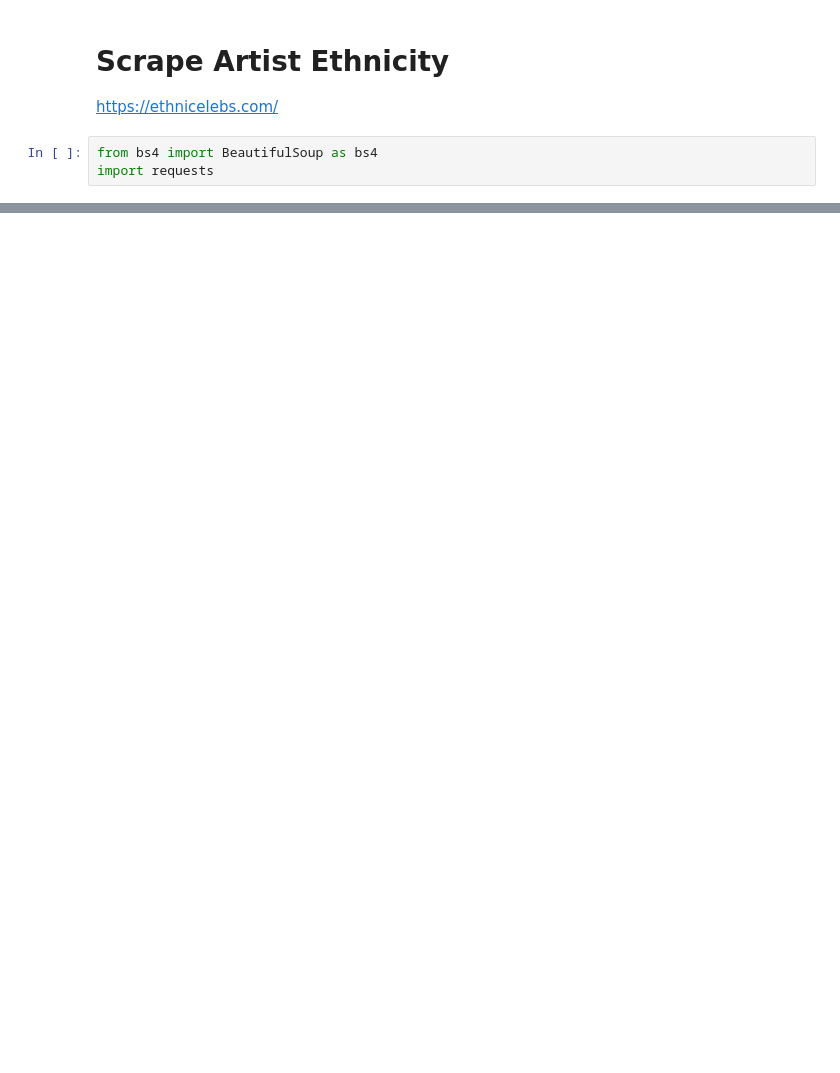
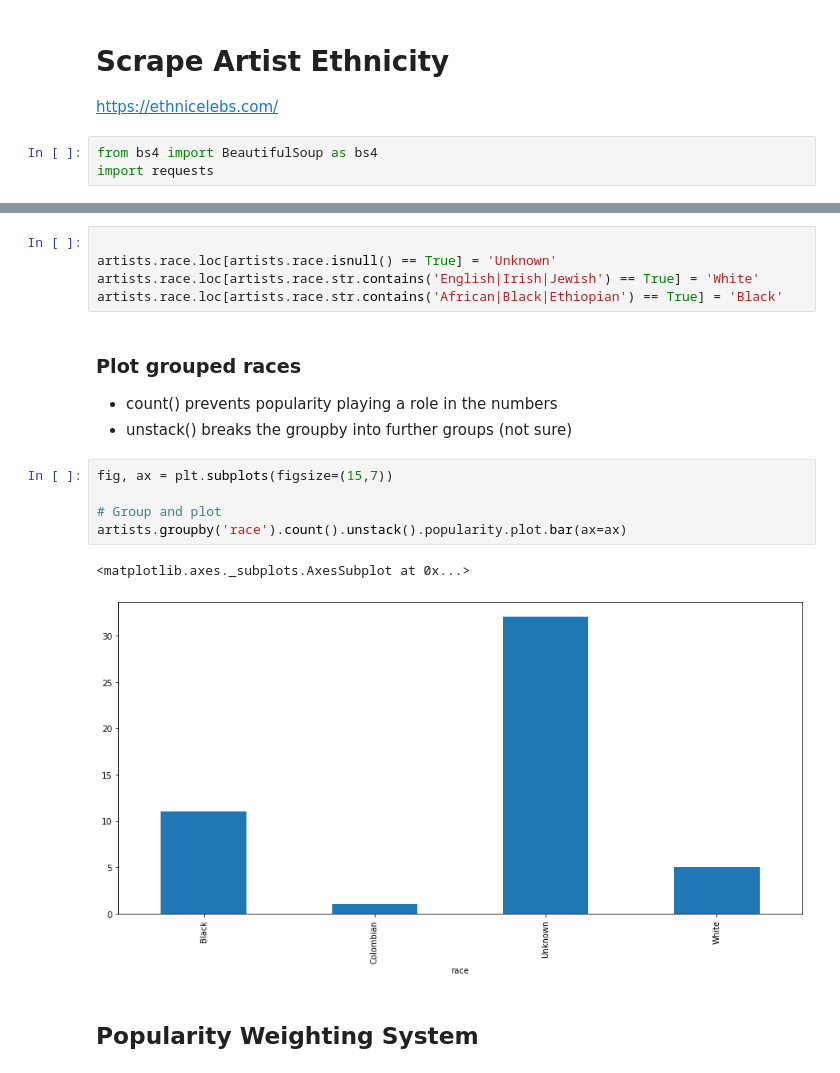
Before and after one commit to jacKlinc/spotify-usage-analysis, a Jupyter notebook: SpotiPy_Stats.ipynb, the cells around one changed output, grey strips where cells are left out. Saved outputs shown, nothing was run; the diff lists cells and outputs as text; blank space fills up the shorter version.

```diff
--- a/SpotiPy_Stats.ipynb
+++ b/SpotiPy_Stats.ipynb
@@ -127,0 +146,19 @@ get_paragraph("21 savage")
+# %%
+
+artists.race.loc[artists.race.isnull() == True] = 'Unknown'
+artists.race.loc[artists.race.str.contains('English|Irish|Jewish') == True] = 'White'
+artists.race.loc[artists.race.str.contains('African|Black|Ethiopian') == True] = 'Black'
+# %% [markdown]
+### Plot grouped races
+- count() prevents popularity playing a role in the numbers
+- unstack() breaks the groupby into further groups (not sure)
+# %%
+fig, ax = plt.subplots(figsize=(15,7))
+
+# Group and plot
+artists.groupby('race').count().unstack().popularity.plot.bar(ax=ax)
+# %% [output]
+<matplotlib.axes._subplots.AxesSubplot at 0x...>
+[figure, added]
+# %% [markdown]
+## Popularity Weighting System
```
Also changed, not shown: parts of 23 cells of this notebook, 2 other files.
